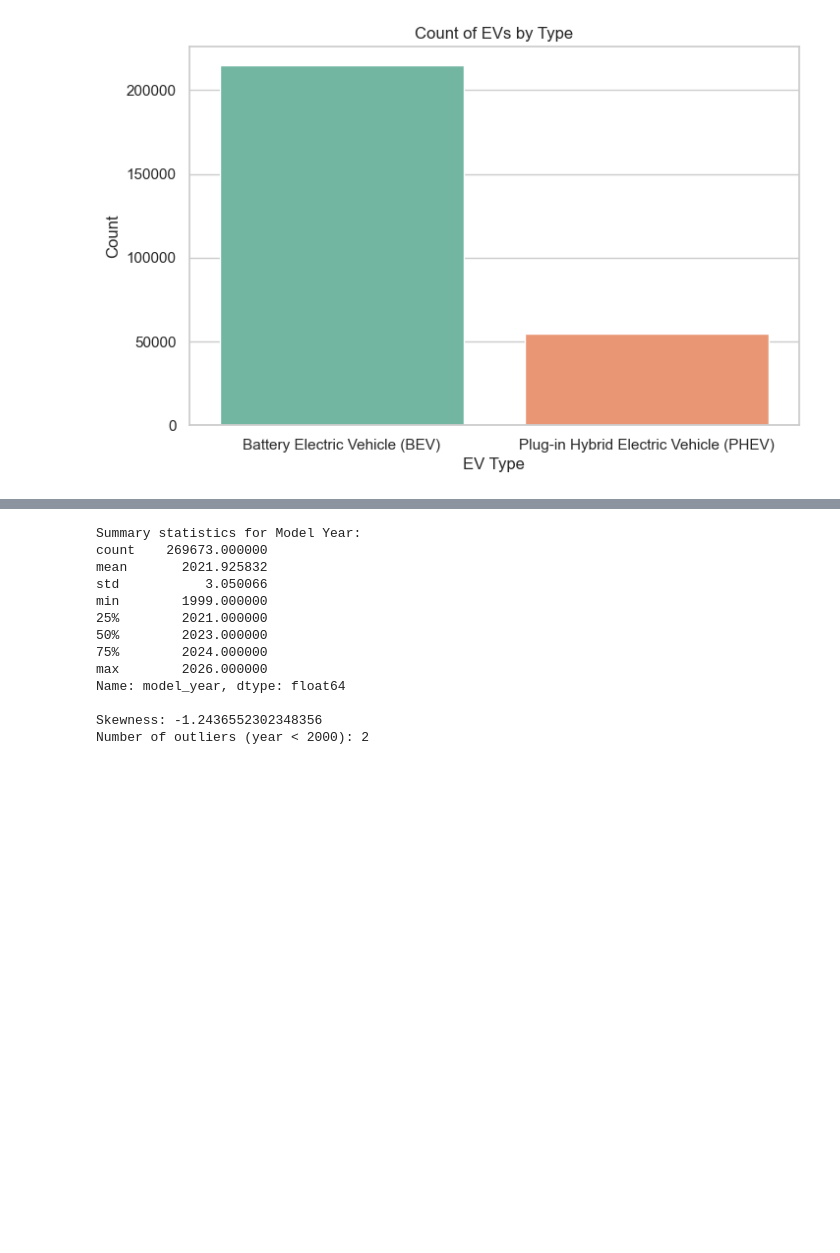
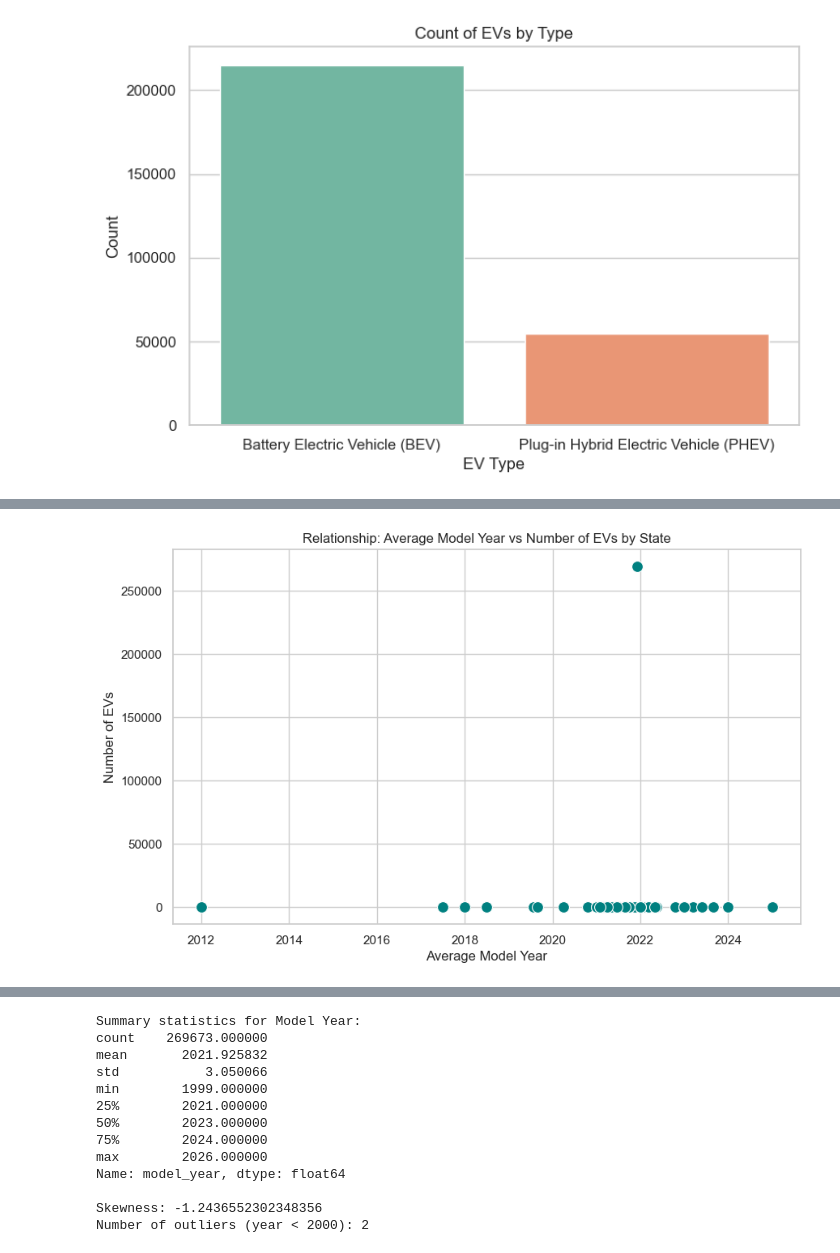
Before and after one commit to IT2053C-Gilany/final-project-gurungsg, a Jupyter notebook: final-project.ipynb, the cells around one changed output, grey strips where cells are left out. Saved outputs shown, nothing was run; the diff lists cells and outputs as text; code cells hidden in the pictures; blank space fills up the shorter version.

```diff
--- a/final-project.ipynb
+++ b/final-project.ipynb
@@ -262,0 +283,21 @@ Passing `palette` without assigning `hue` is deprecated and will be removed in v
+# %%
+# --- Relationship Plot: Average Model Year vs. Number of EVs by State ---
+import matplotlib.pyplot as plt
+import seaborn as sns
+
+# Aggregate data
+state_data = df.groupby('state').agg(
+    avg_model_year=('model_year', 'mean'),
+    # adjust if your VIN column name is different
+    ev_count=('vin_(1-10)', 'count')
+).reset_index()
+
+plt.figure(figsize=(10, 6))
+sns.scatterplot(data=state_data, x='avg_model_year',
+                y='ev_count', s=100, color='teal')
+plt.title("Relationship: Average Model Year vs Number of EVs by State")
+plt.xlabel("Average Model Year")
+plt.ylabel("Number of EVs")
+plt.show()
+# %% [output]
+[figure, added]
```
Also changed, not shown: parts of 10 cells of this notebook.
